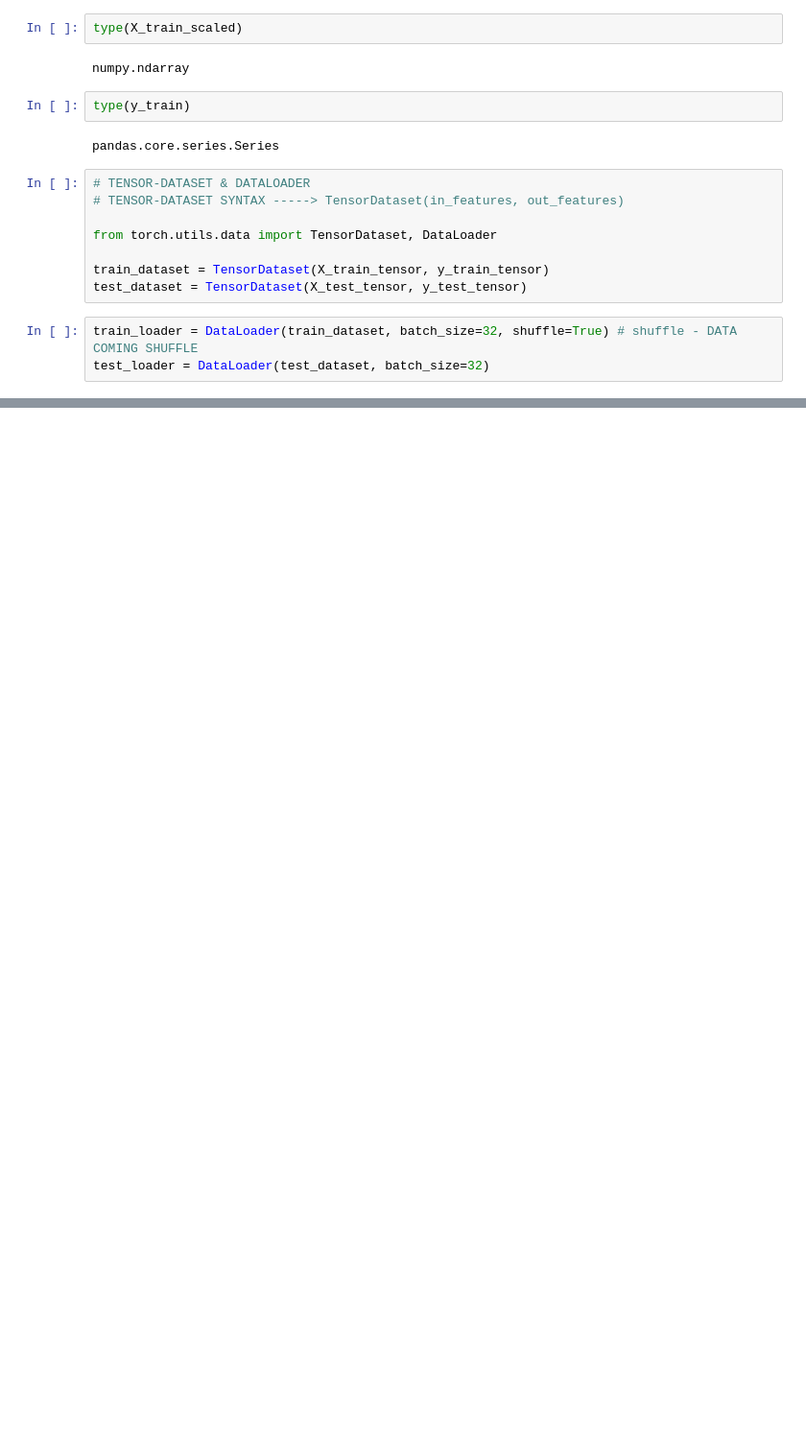
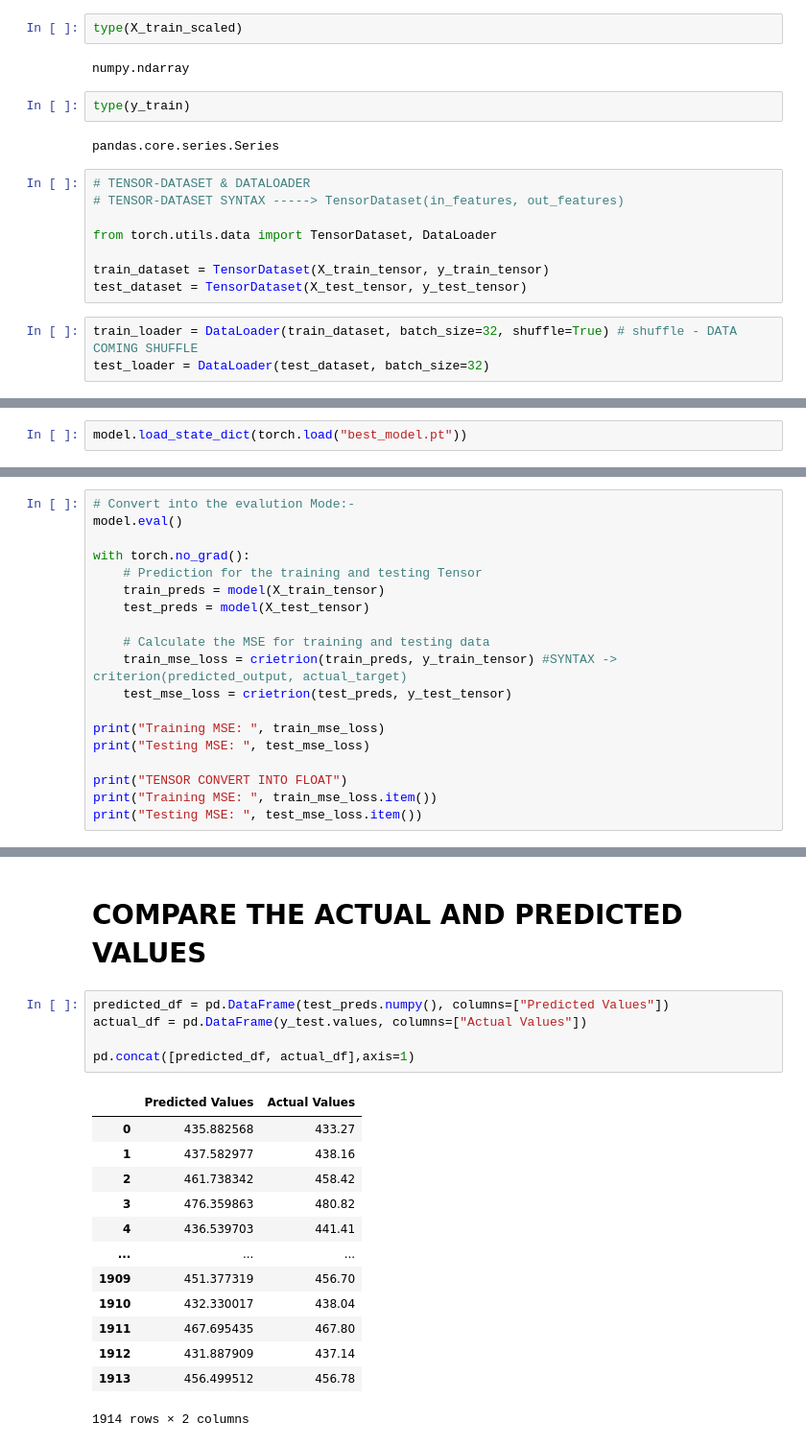
Before and after one commit to narayan-0307/AI-ML-Engineer, a Jupyter notebook: Deep Learning - Part 3/ANN_Regression.ipynb, the cells around one changed output, grey strips where cells are left out. Shown at 96% size. Cells and saved outputs as stored; diff of their text form; blank space fills up the shorter version.

```diff
--- a/Deep Learning - Part 3/ANN_Regression.ipynb
+++ b/Deep Learning - Part 3/ANN_Regression.ipynb
@@ -148,0 +358,2 @@ test_loader = DataLoader(test_dataset, batch_size=32)
+# %%
+model.load_state_dict(torch.load("best_model.pt"))
@@ -148,0 +364,19 @@ test_loader = DataLoader(test_dataset, batch_size=32)
+# %%
+# Convert into the evalution Mode:-
+model.eval()
+
+with torch.no_grad():
+    # Prediction for the training and testing Tensor
+    train_preds = model(X_train_tensor)
+    test_preds = model(X_test_tensor)
+
+    # Calculate the MSE for training and testing data
+    train_mse_loss = crietrion(train_preds, y_train_tensor) #SYNTAX -> criterion(predicted_output, actual_target)
+    test_mse_loss = crietrion(test_preds, y_test_tensor)
+
+print("Training MSE: ", train_mse_loss)
+print("Testing MSE: ", test_mse_loss)
+
+print("TENSOR CONVERT INTO FLOAT")
+print("Training MSE: ", train_mse_loss.item())
+print("Testing MSE: ", test_mse_loss.item())
@@ -148,0 +396,21 @@ test_loader = DataLoader(test_dataset, batch_size=32)
+# %% [markdown]
+# COMPARE THE ACTUAL AND PREDICTED VALUES
+# %%
+predicted_df = pd.DataFrame(test_preds.numpy(), columns=["Predicted Values"])
+actual_df = pd.DataFrame(y_test.values, columns=["Actual Values"])
+
+pd.concat([predicted_df, actual_df],axis=1)
+# %% [output]
+|  | Predicted Values | Actual Values |
+| 0 | 435.882568 | 433.27 |
+| 1 | 437.582977 | 438.16 |
+| 2 | 461.738342 | 458.42 |
+| 3 | 476.359863 | 480.82 |
+| 4 | 436.539703 | 441.41 |
+| ... | ... | ... |
+| 1909 | 451.377319 | 456.70 |
+| 1910 | 432.330017 | 438.04 |
+| 1911 | 467.695435 | 467.80 |
+| 1912 | 431.887909 | 437.14 |
+| 1913 | 456.499512 | 456.78 |
+1914 rows × 2 columns
```
Also changed, not shown: parts of 18 cells of this notebook, 10 other files.
